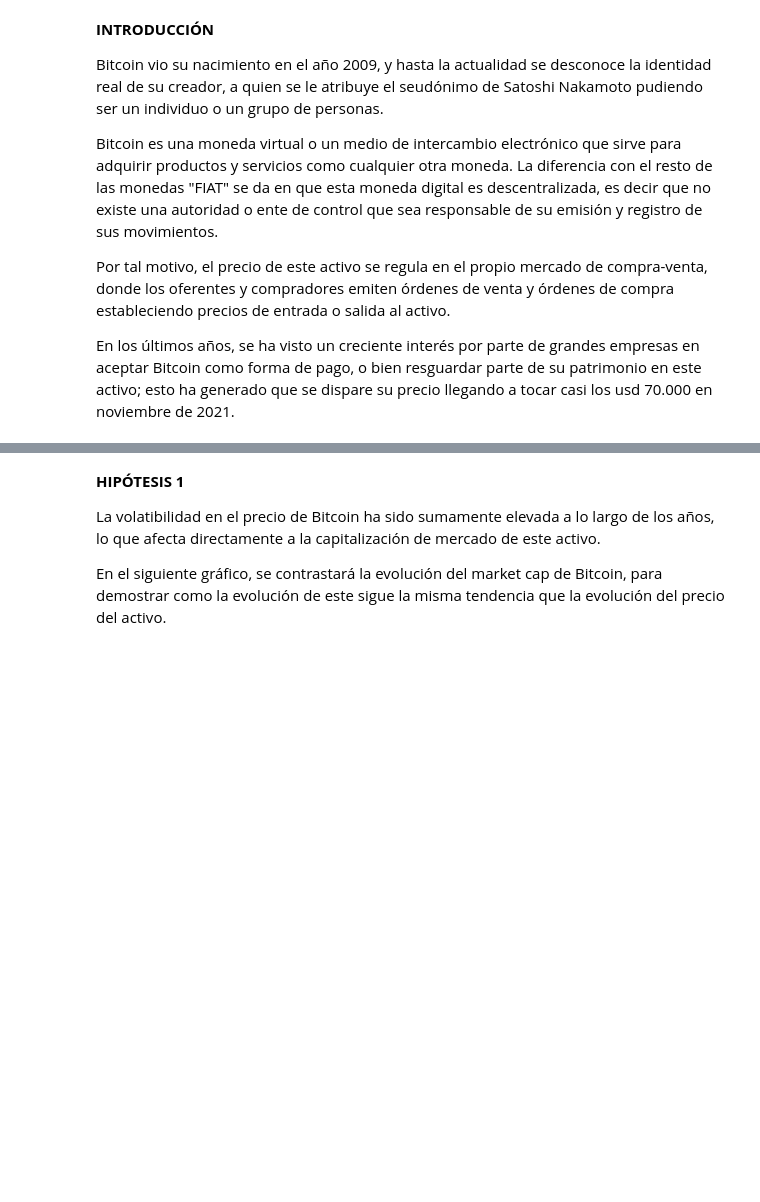
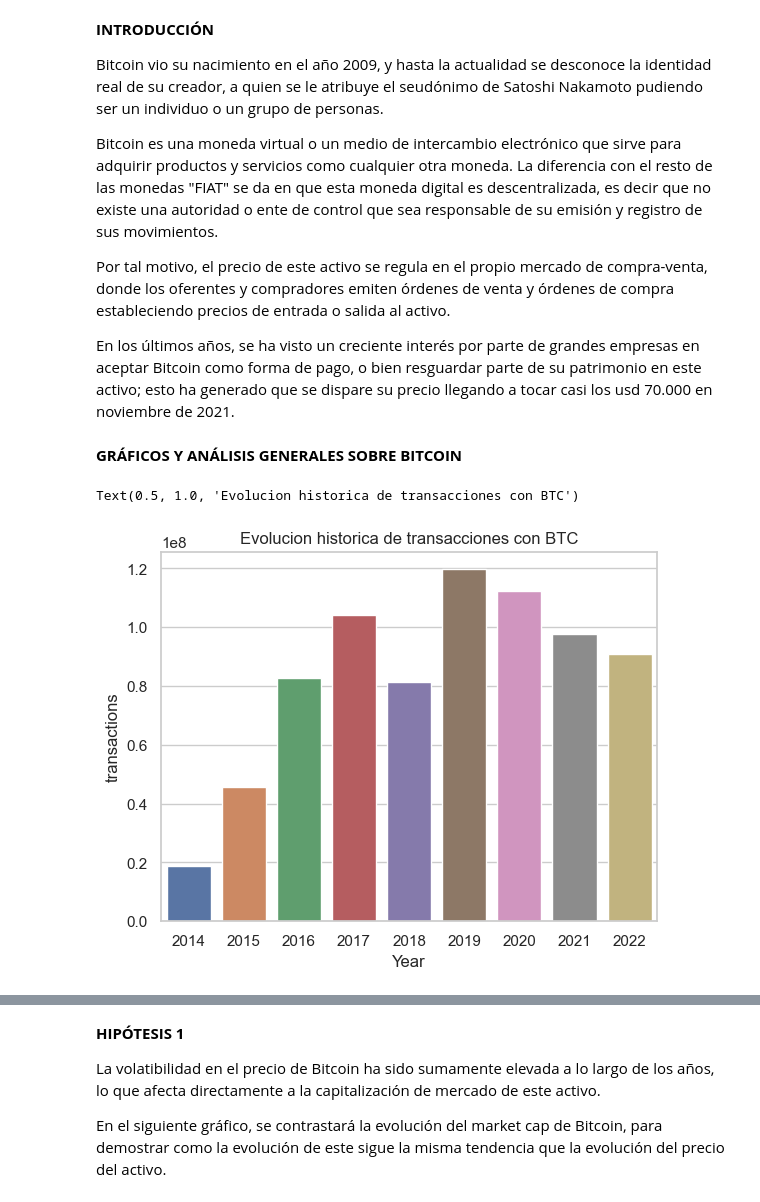
Before and after one commit to MartinMF88/Proyecto_DataScience_Coder, a Jupyter notebook: notebooks/PrimeraEntrega_Martinez.ipynb, the cells around one changed output, grey strips where cells are left out. Cells and saved outputs as stored; diff of their text form; code cells hidden in the pictures; blank space fills up the shorter version.

```diff
--- a/notebooks/PrimeraEntrega_Martinez.ipynb
+++ b/notebooks/PrimeraEntrega_Martinez.ipynb
@@ -49,3 +49,16 @@ Bitcoin es una moneda virtual o un medio de intercambio electrónico que sirve p
 Por tal motivo, el precio de este activo se regula en el propio mercado de compra-venta, donde los oferentes y compradores emiten órdenes de venta y órdenes de compra estableciendo precios de entrada o salida al activo.
 
 En los últimos años, se ha visto un creciente interés por parte de grandes empresas en aceptar Bitcoin como forma de pago, o bien resguardar parte de su patrimonio en este activo; esto ha generado que se dispare su precio llegando a tocar casi los usd 70.000 en noviembre de 2021.
+# %% [markdown]
+**GRÁFICOS Y ANÁLISIS GENERALES SOBRE BITCOIN**
+# %%
+df_tran = df.groupby(['Year'])['transactions'].sum().reset_index()
+df_tran.head(10)
+
+sns.set_theme(style="whitegrid")
+
+ax = sns.barplot(x="Year", y="transactions", data=df_tran)
+ax.set_title('Evolucion historica de transacciones con BTC')
+# %% [output]
+Text(0.5, 1.0, 'Evolucion historica de transacciones con BTC')
+[figure, added]
```
Also changed, not shown: parts of 9 cells of this notebook.
